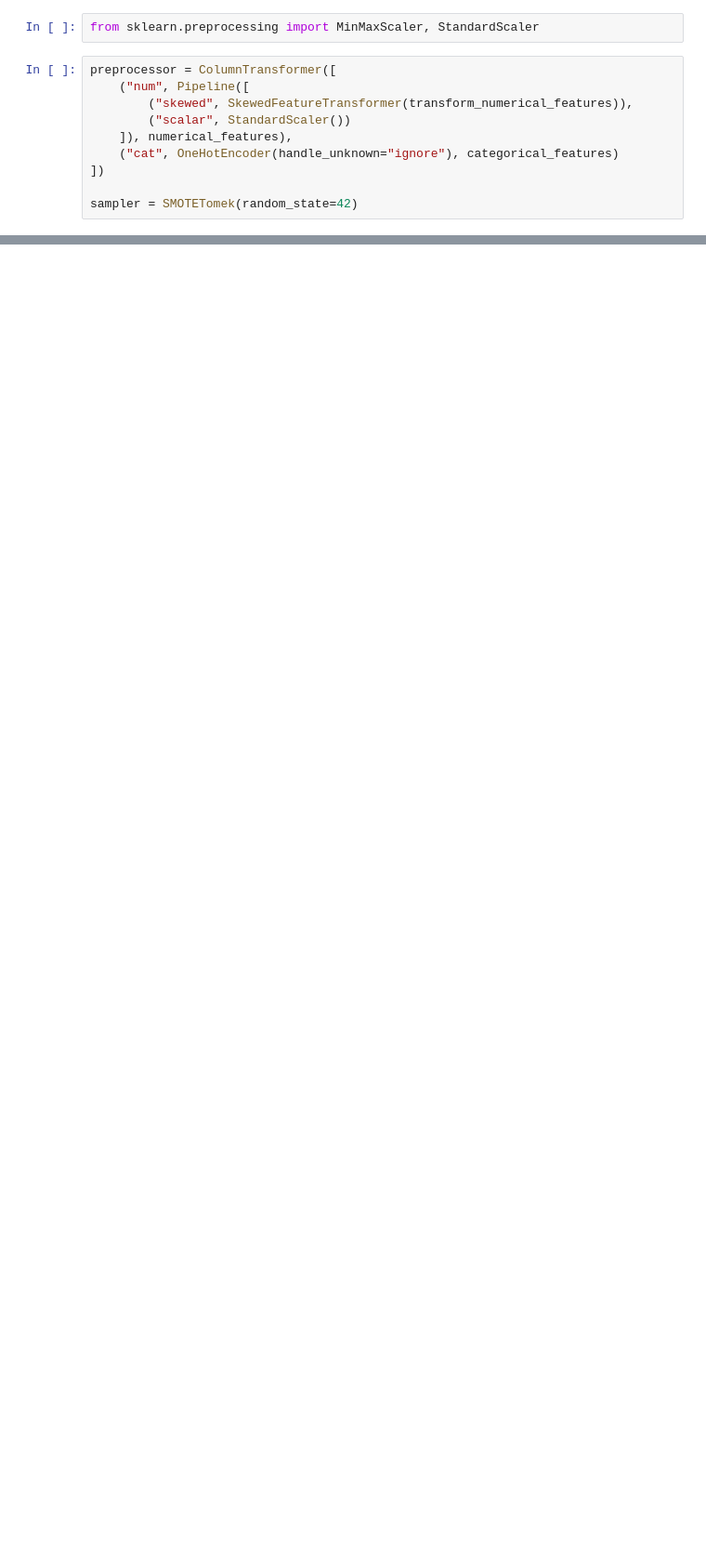
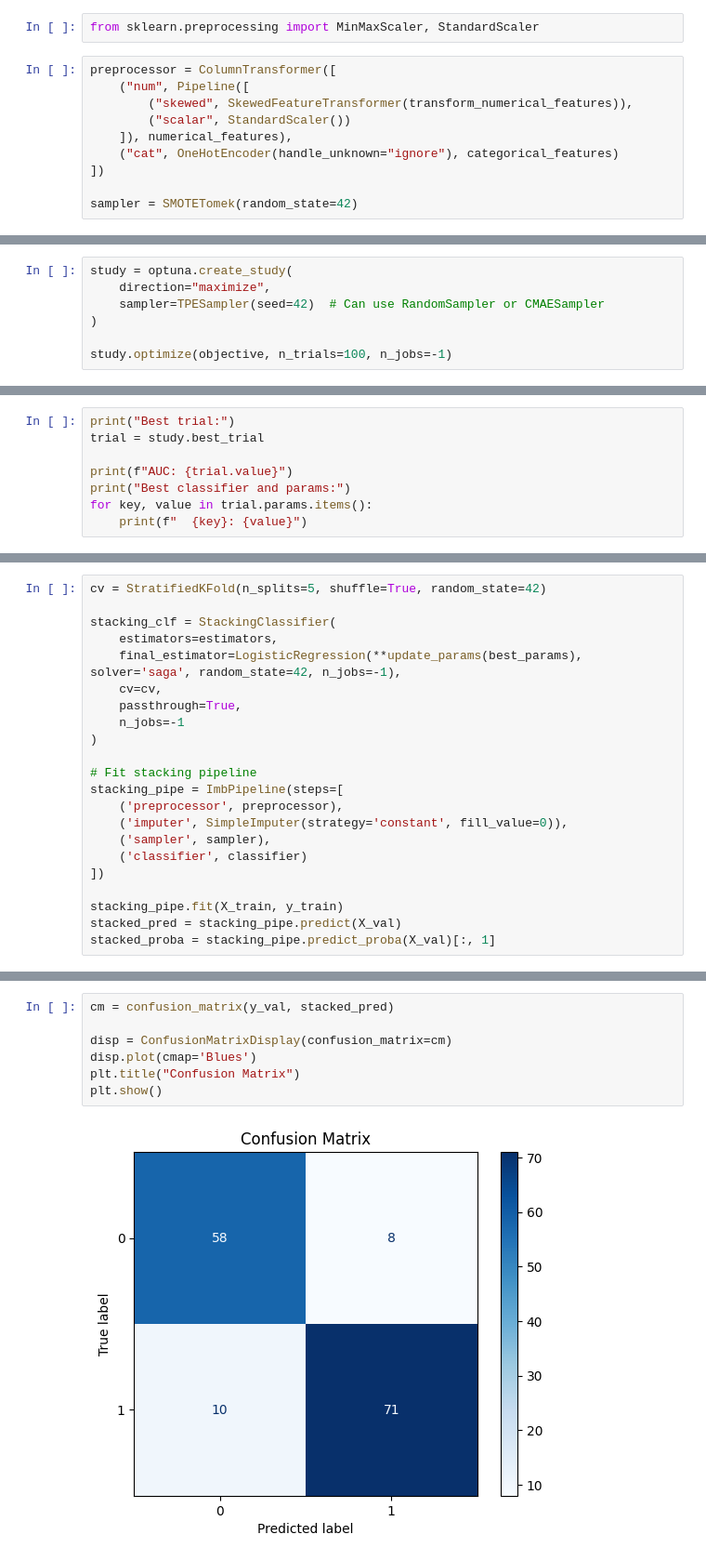
Before and after one commit to aghogho-dev/Heart-Disease-Prediction, a Jupyter notebook: heart-disease.ipynb, the cells around one changed output, grey strips where cells are left out. Shown at 93% size. Cells and saved outputs as stored; diff of their text form; blank space fills up the shorter version.

```diff
--- a/heart-disease.ipynb
+++ b/heart-disease.ipynb
@@ -494,0 +758,7 @@ print(results_df)
+# %%
+study = optuna.create_study(
+    direction="maximize",
+    sampler=TPESampler(seed=42)  # Can use RandomSampler or CMAESampler
+)
+
+study.optimize(objective, n_trials=100, n_jobs=-1)
@@ -494,0 +783,8 @@ print(results_df)
+# %%
+print("Best trial:")
+trial = study.best_trial
+
+print(f"AUC: {trial.value}")
+print("Best classifier and params:")
+for key, value in trial.params.items():
+    print(f"  {key}: {value}")
@@ -494,0 +901,22 @@ print(results_df)
+# %%
+cv = StratifiedKFold(n_splits=5, shuffle=True, random_state=42)
+
+stacking_clf = StackingClassifier(
+    estimators=estimators,
+    final_estimator=LogisticRegression(**update_params(best_params), solver='saga', random_state=42, n_jobs=-1),
+    cv=cv,
+    passthrough=True,
+    n_jobs=-1
+)
+
+# Fit stacking pipeline
+stacking_pipe = ImbPipeline(steps=[
+    ('preprocessor', preprocessor),
+    ('imputer', SimpleImputer(strategy='constant', fill_value=0)),
+    ('sampler', sampler),
+    ('classifier', classifier)
+])
+
+stacking_pipe.fit(X_train, y_train)
+stacked_pred = stacking_pipe.predict(X_val)
+stacked_proba = stacking_pipe.predict_proba(X_val)[:, 1]
@@ -494,0 +939,9 @@ print(results_df)
+# %%
+cm = confusion_matrix(y_val, stacked_pred)
+
+disp = ConfusionMatrixDisplay(confusion_matrix=cm)
+disp.plot(cmap='Blues')
+plt.title("Confusion Matrix")
+plt.show()
+# %% [output]
+[figure, added]
```
Also changed, not shown: parts of 17 cells of this notebook.
